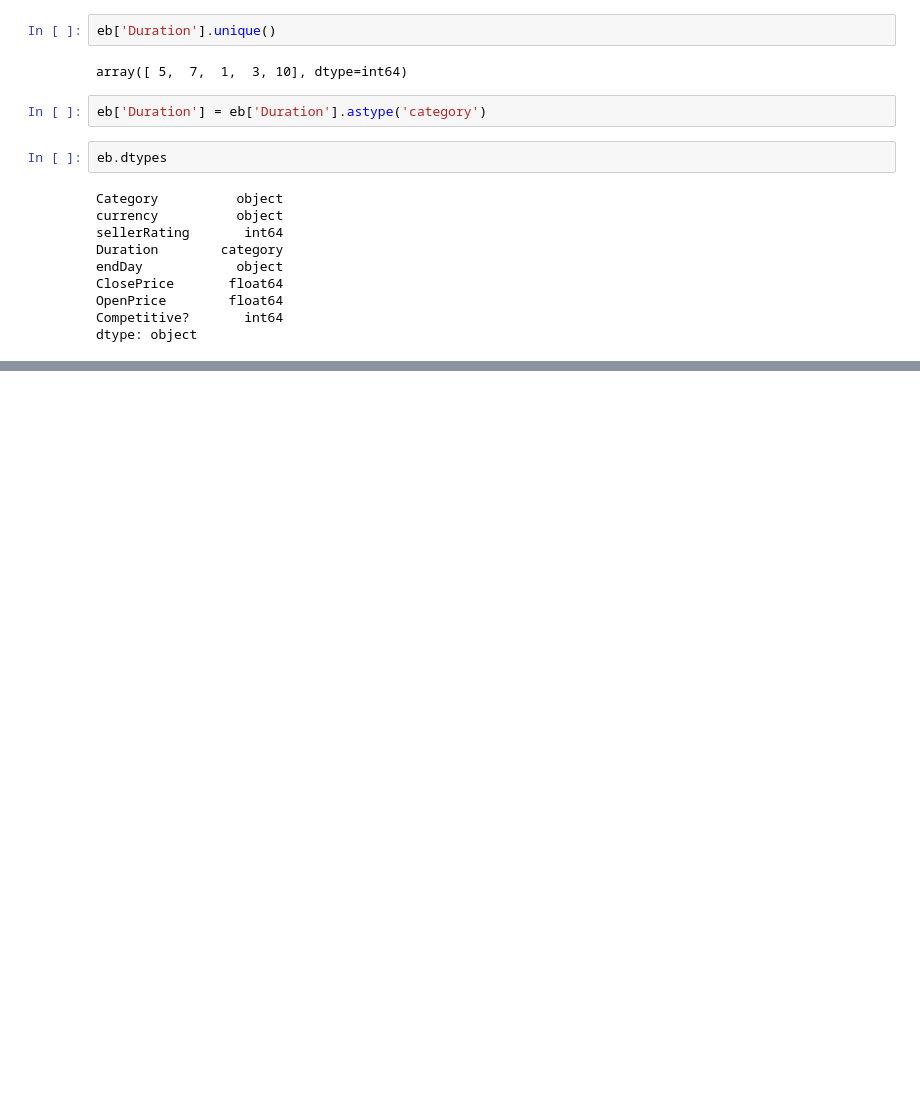
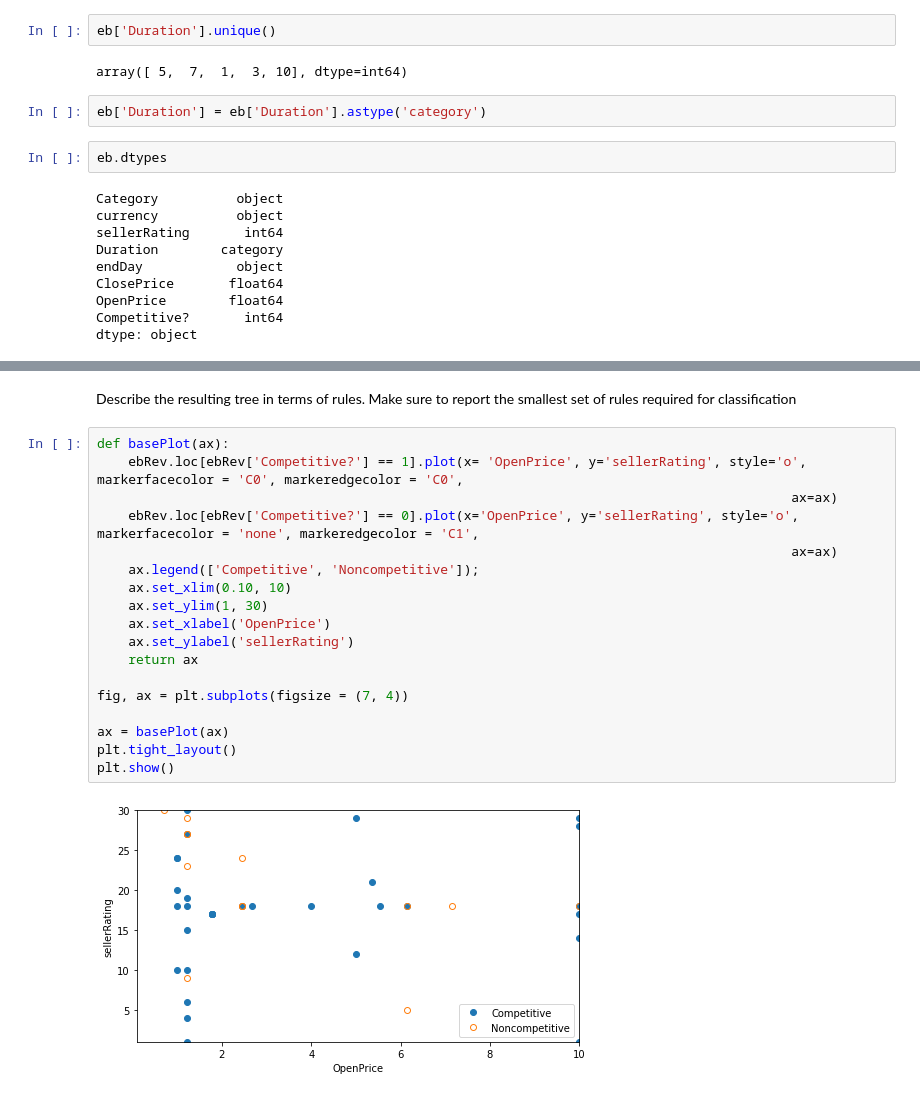
Before and after one commit to Damilare1989/Business-Analytics-Exercises, a Jupyter notebook: ebayAuc.ipynb, the cells around one changed output, grey strips where cells are left out. Drawn from its saved outputs; the diff is of its cells as text; blank space fills up the shorter version.

```diff
--- a/ebayAuc.ipynb
+++ b/ebayAuc.ipynb
@@ -113,0 +236,22 @@ Image(graph.create_png())
+# %% [markdown]
+Describe the resulting tree in terms of rules. Make sure to report the smallest set of rules required for classification
+# %%
+def basePlot(ax):
+    ebRev.loc[ebRev['Competitive?'] == 1].plot(x= 'OpenPrice', y='sellerRating', style='o', markerfacecolor = 'C0', markeredgecolor = 'C0',
+                                                                                         ax=ax)
+    ebRev.loc[ebRev['Competitive?'] == 0].plot(x='OpenPrice', y='sellerRating', style='o', markerfacecolor = 'none', markeredgecolor = 'C1',
+                                                                                         ax=ax)
+    ax.legend(['Competitive', 'Noncompetitive']);
+    ax.set_xlim(0.10, 10)
+    ax.set_ylim(1, 30)
+    ax.set_xlabel('OpenPrice')
+    ax.set_ylabel('sellerRating')
+    return ax
+
+fig, ax = plt.subplots(figsize = (7, 4))
+
+ax = basePlot(ax)
+plt.tight_layout()
+plt.show()
+# %% [output]
+[figure, added]
```
Also changed, not shown: parts of 25 cells of this notebook, 1 other file.
